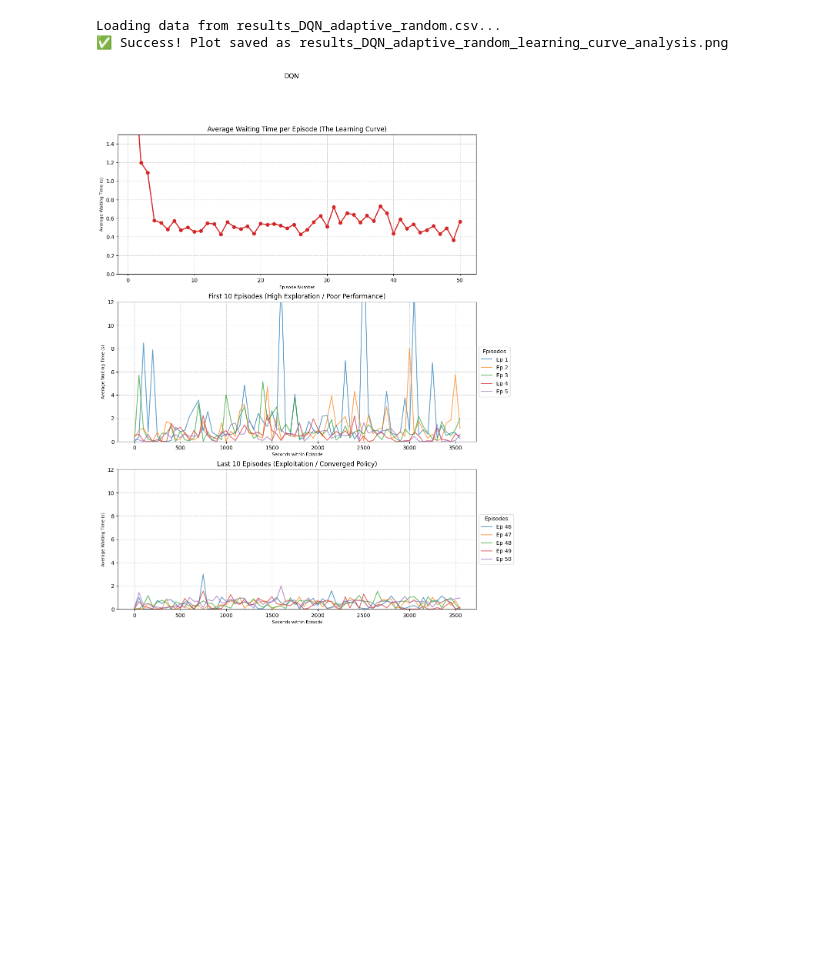
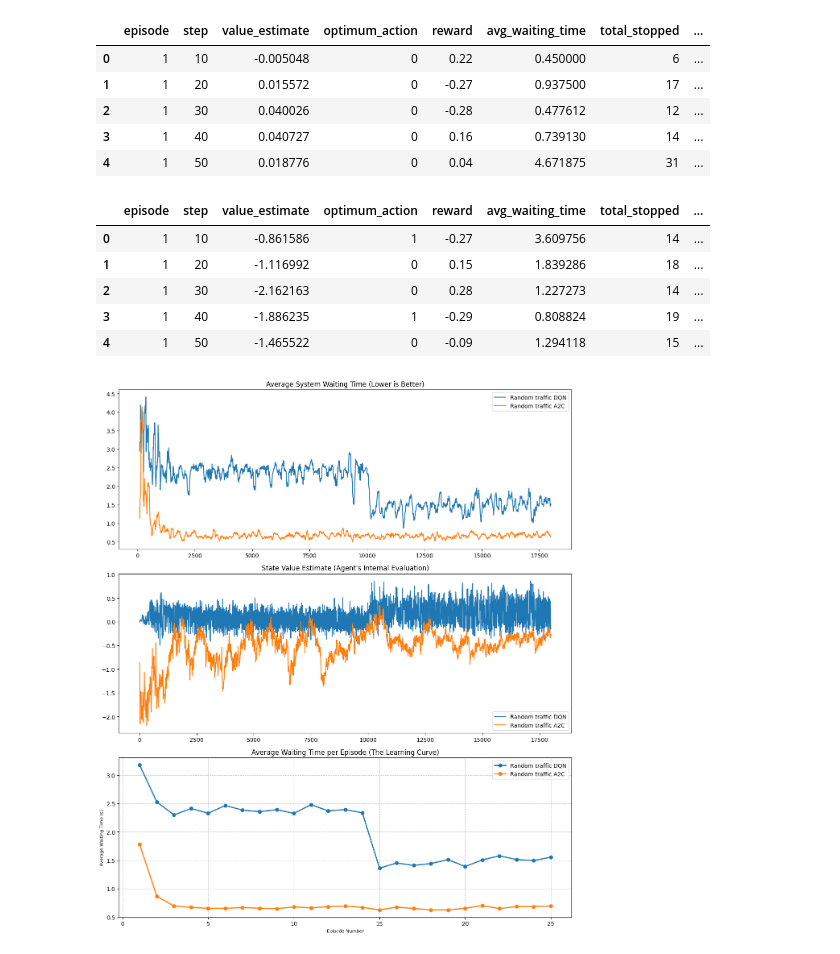
Before and after one commit to bpassanezi/RLProject, a Jupyter notebook: analyse_results.ipynb, the cells around one changed output. Saved outputs shown, nothing was run; the diff lists cells and outputs as text; code cells hidden in the pictures; blank space fills up the shorter version.

```diff
--- a/analyse_results.ipynb
+++ b/analyse_results.ipynb
@@ -42,8 +68,29 @@ plot_thesis_results("results_DQN_adaptive_random.csv", "results_SARSA_adaptive_r
+# %%
+comparison_dfs = {
+    "Random traffic DQN": "results/results_DQN_adaptative_random.csv",
+    "Random traffic A2C": "results/results_A2C_adaptative_random.csv"
+}
+
+plot_comparison(comparison_dfs)
+# %% [output]
+|  | episode | step | value_estimate | optimum_action | reward | avg_waiting_time | total_stopped | ... |
+| 0 | 1 | 10 | -0.005048 | 0 | 0.22 | 0.450000 | 6 | ... |
+| 1 | 1 | 20 | 0.015572 | 0 | -0.27 | 0.937500 | 17 | ... |
+| 2 | 1 | 30 | 0.040026 | 0 | -0.28 | 0.477612 | 12 | ... |
+| 3 | 1 | 40 | 0.040727 | 0 | 0.16 | 0.739130 | 14 | ... |
+| 4 | 1 | 50 | 0.018776 | 0 | 0.04 | 4.671875 | 31 | ... |
+|  | episode | step | value_estimate | optimum_action | reward | avg_waiting_time | total_stopped | ... |
+| 0 | 1 | 10 | -0.861586 | 1 | -0.27 | 3.609756 | 14 | ... |
+| 1 | 1 | 20 | -1.116992 | 0 | 0.15 | 1.839286 | 18 | ... |
+| 2 | 1 | 30 | -2.162163 | 0 | 0.28 | 1.227273 | 14 | ... |
+| 3 | 1 | 40 | -1.886235 | 1 | -0.29 | 0.808824 | 19 | ... |
+| 4 | 1 | 50 | -1.465522 | 0 | -0.09 | 1.294118 | 15 | ... |
+[figure, added]
 # %%
 import pandas as pd
 import matplotlib.pyplot as plt
 
-def plot_learning_progress(csv_file):
+def plot_learning_progress(csv_file, model_description):
     print(f"Loading data from {csv_file}...")
     df = pd.read_csv(csv_file)
 
@@ -57,20 +104,7 @@ def plot_learning_progress(csv_file):
     df['seconds_in_episode'] = df['step_in_episode'] * DELTA_TIME
 
     # Set up the 3-panel figure
-    fig, axs = plt.subplots(3, 1, figsize=(12, 16))
-
-    # ---------------------------------------------------------
-    # Chart 1: Average Waiting Time PER EPISODE (Learning Curve)
-    # ---------------------------------------------------------
-    # Group the data by episode and calculate the mean waiting time for the entire hour
-    ep_avg = df.groupby('episode')['avg_waiting_time'].mean()
-
-    axs[0].plot(ep_avg.index, ep_avg.values, marker='o', color='tab:red', linewidth=2)
-    axs[0].set_title('Average Waiting Time per Episode (The Learning Curve)')
-    axs[0].set_xlabel('Episode Number', fontsize=8)
-    axs[0].set_ylabel('Average Waiting Time (s)', fontsize=8)
-    axs[0].grid(True, linestyle='--', alpha=0.7)
-    axs[0].set_ylim(0, 1.5)
+    fig, axs = plt.subplots(2, 1, figsize=(12, 10), sharey=True, sharex=True)
 
     # ---------------------------------------------------------
     # Chart 2: Intra-Episode Dynamics for FIRST 10 EPISODES
@@ -80,15 +114,15 @@ def plot_learning_progress(csv_file):
     for ep in range(1, 6):
         ep_data = first_episodes[first_episodes['episode'] == ep]
         if not ep_data.empty:
-            axs[1].plot(ep_data['seconds_in_episode'], ep_data['avg_waiting_time'], label=f'Ep {ep}', alpha=0.7)
+            axs[0].plot(ep_data['seconds_in_episode'], ep_data['avg_waiting_time'], label=f'Ep {ep}', alpha=0.7)
 
-    axs[1].set_title('First 10 Episodes (High Exploration / Poor Performance)')
-    axs[1].set_xlabel('Seconds within Episode', fontsize=8)
-    axs[1].set_ylim(0, 12)
-    axs[1].set_ylabel('Average Waiting Time (s)', fontsize=8)
+    axs[0].set_title('First 5 Episodes (High Exploration / Poor Performance)')
+    axs[0].set_xlabel('Seconds within Episode', fontsize=8)
+    # axs[0].set_ylim(0, 12)
+    axs[0].set_ylabel('Average Waiting Time (s)', fontsize=8)
     # axs[1].axvspan(1000, 2500, color='red', alpha=0.1, label='Traffic Spike')
-    axs[1].legend(loc='center left', bbox_to_anchor=(1, 0.5), title="Episodes")
-    axs[1].grid(True, linestyle='--', alpha=0.7)
+    axs[0].legend(loc='center left', bbox_to_anchor=(1, 0.5), title="Episodes")
+    axs[0].grid(True, linestyle='--', alpha=0.7)
 
     # ---------------------------------------------------------
     # Chart 3: Intra-Episode Dynamics for LAST 10 EPISODES
@@ -99,32 +133,22 @@ def plot_learning_progress(csv_file):
     for ep in range(total_episodes - 4, total_episodes + 1):
         ep_data = last_10[last_10['episode'] == ep]
         if not ep_data.empty:
-            axs[2].plot(ep_data['seconds_in_episode'], ep_data['avg_waiting_time'], label=f'Ep {ep}', alpha=0.7)
+            axs[1].plot(ep_data['seconds_in_episode'], ep_data['avg_waiting_time'], label=f'Ep {ep}', alpha=0.7)
 
-    axs[2].set_title(f'Last 10 Episodes (Exploitation / Converged Policy)')
-    axs[2].set_xlabel('Seconds within Episode', fontsize=8)
-    axs[2].set_ylim(0, 12)
-    axs[2].set_ylabel('Average Waiting Time (s)', fontsize=8)
+    axs[1].set_title(f'Last 5 Episodes (Exploitation / Converged Policy)')
+    axs[1].set_xlabel('Seconds within Episode', fontsize=8)
+    # axs[1].set_ylim(0, 12)
+    axs[1].set_ylabel('Average Waiting Time (s)', fontsize=8)
     # axs[2].axvspan(1000, 2500, color='red', alpha=0.1, label='Traffic Spike')
-    axs[2].legend(loc='center left', bbox_to_anchor=(1, 0.5), title="Episodes")
+    axs[1].legend(loc='center left', bbox_to_anchor=(1, 0.5), title="Episodes")
 
-    axs[2].grid(True, linestyle='--', alpha=0.7)
+    axs[1].grid(True, linestyle='--', alpha=0.7)
 
     # Save and display
     # plt.tight_layout()
-    model_description = csv_file.replace(".csv", "")
 
-    model_type = model_description.split("_")[1]
-    output_image = f"{model_description}_learning_curve_analysis.png"
-    fig.suptitle(model_type)
+    output_image = f"{model_description}_learning_curve_analysis.png".lower()
+    fig.suptitle(model_description.replace("_", " "))
     plt.savefig(output_image, bbox_inches='tight', dpi=150)
     print(f"✅ Success! Plot saved as {output_image}")
     plt.show()
-
-# Run the function on your newly generated CSV:
-# Make sure to replace this with your actual CSV filename!
-plot_learning_progress('results_DQN_adaptive_random.csv')
-# %% [output]
-Loading data from results_DQN_adaptive_random.csv...
-✅ Success! Plot saved as results_DQN_adaptive_random_learning_curve_analysis.png
-[figure, removed]
```
Also changed, not shown: parts of 10 cells of this notebook, 1 other file.
